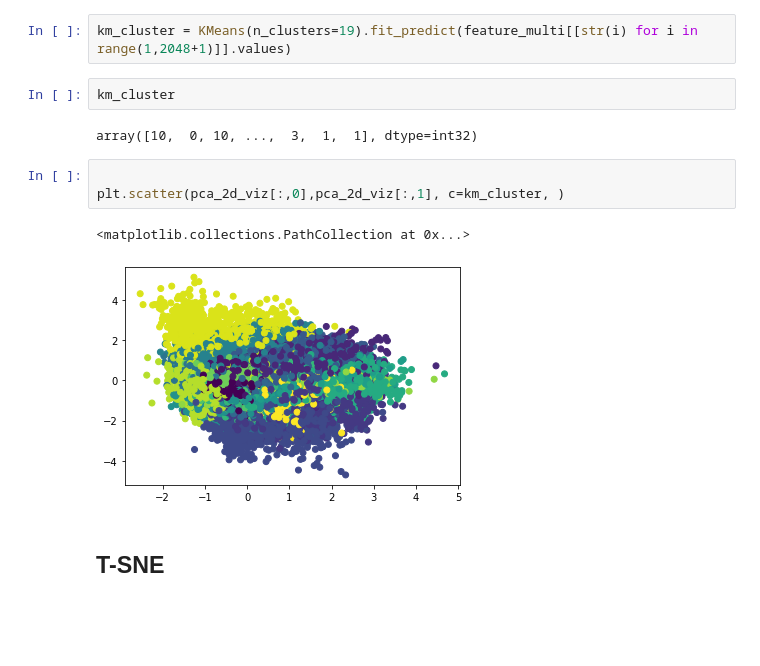
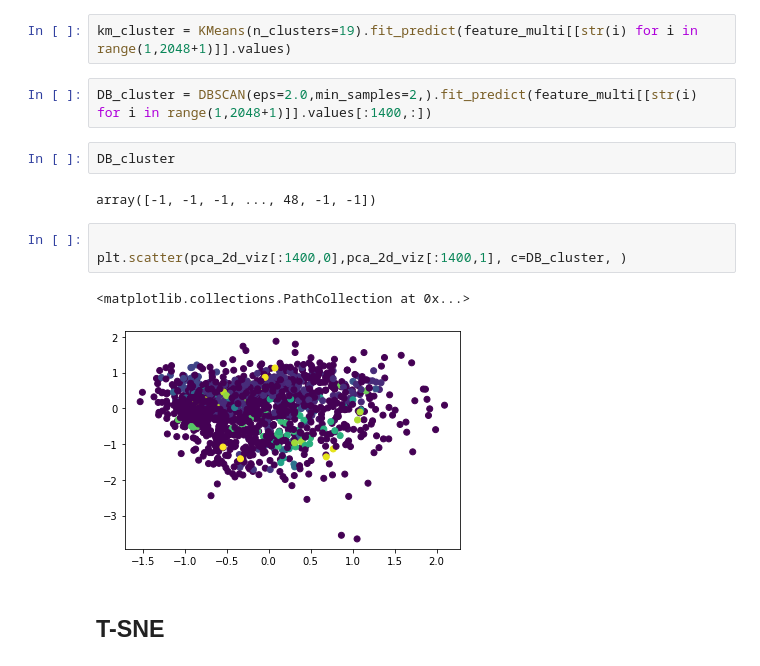
Before and after one commit to yuvaramsingh94/human_protein_atlas, a Jupyter notebook: code/feature_extractor.ipynb, the cells around one changed output. Cells and saved outputs as stored; diff of their text form; blank space fills up the shorter version.

```diff
--- a/code/feature_extractor.ipynb
+++ b/code/feature_extractor.ipynb
@@ -273,16 +268,18 @@ pca_2d = PCA(n_components=2)
 pca_2d_viz = pca_2d.fit_transform(feature_multi[[str(i) for i in range(1,2048+1)]].values)
 # %%
 km_cluster = KMeans(n_clusters=19).fit_predict(feature_multi[[str(i) for i in range(1,2048+1)]].values)
-# %%
-km_cluster
-# %% [output]
-array([10,  0, 10, ...,  3,  1,  1], dtype=int32)
+# %%
+DB_cluster = DBSCAN(eps=2.0,min_samples=2,).fit_predict(feature_multi[[str(i) for i in range(1,2048+1)]].values[:1400,:])
+# %%
+DB_cluster
+# %% [output]
+array([-1, -1, -1, ..., 48, -1, -1])
 # %%
 
-plt.scatter(pca_2d_viz[:,0],pca_2d_viz[:,1], c=km_cluster, )
+plt.scatter(pca_2d_viz[:1400,0],pca_2d_viz[:1400,1], c=DB_cluster, )
 # %% [output]
 <matplotlib.collections.PathCollection at 0x...>
-[figure, old version]
+[figure, new version]
 # %% [markdown]
 ## T-SNE
 # %%
```
Also changed, not shown: parts of 3 cells of this notebook, 5 other files.
